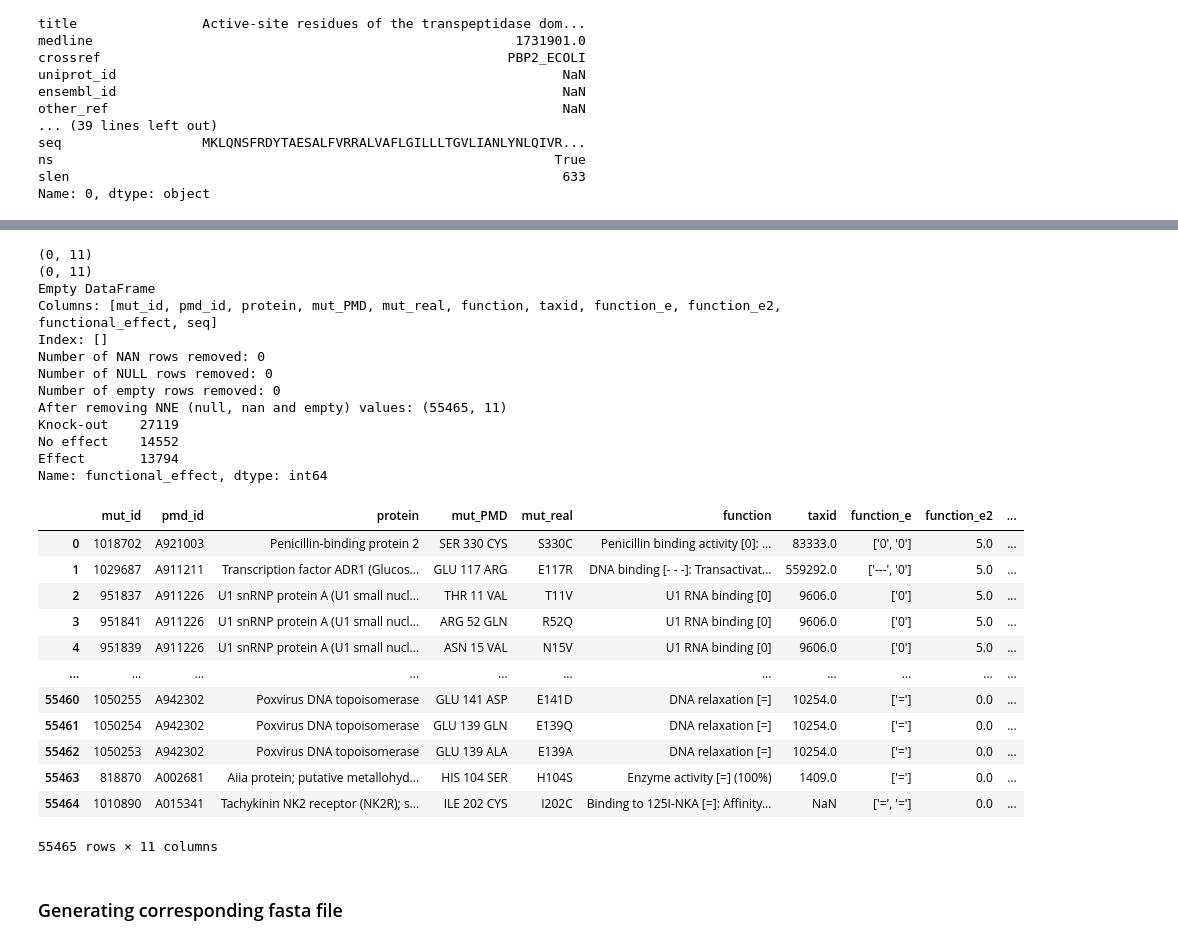
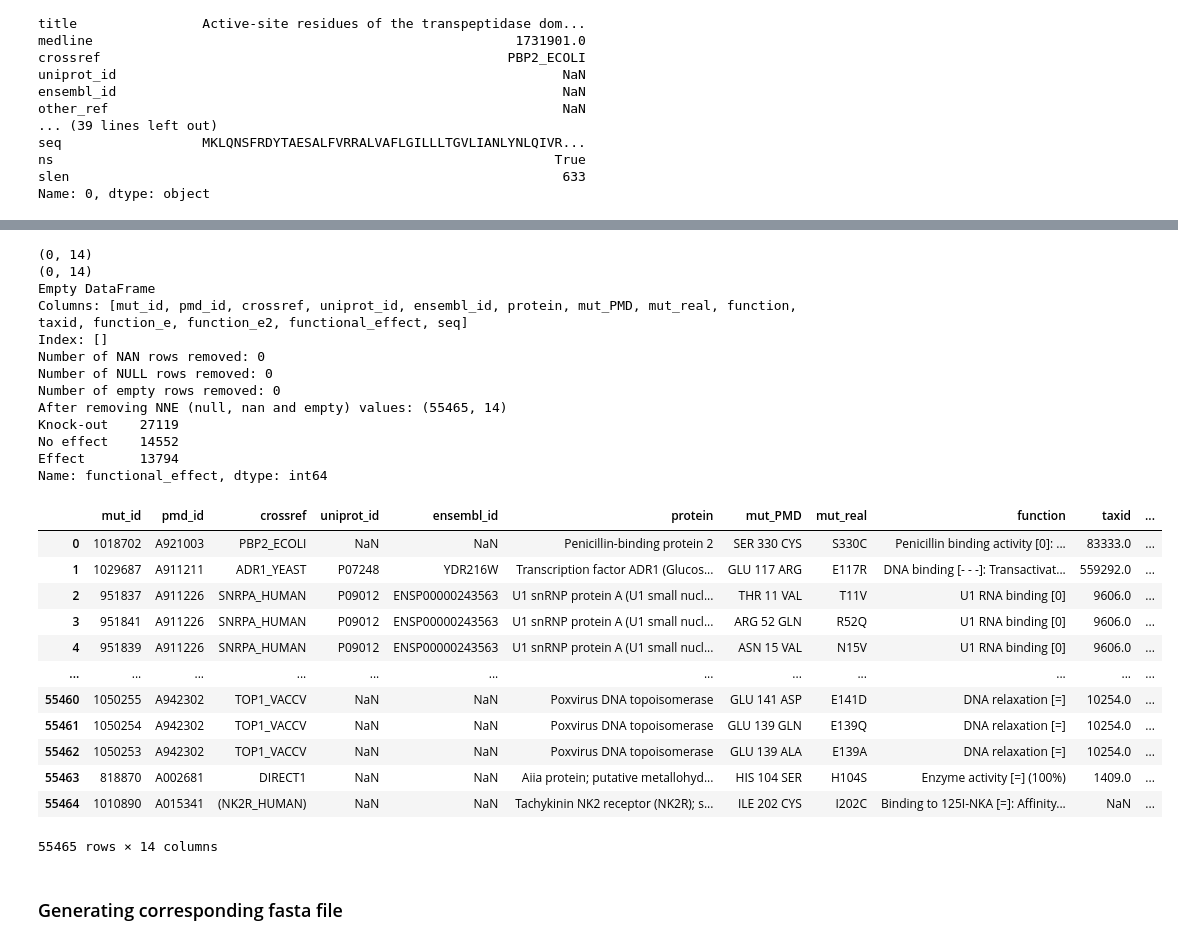
Before and after one commit to akabiraka/variant_effect_analysis, a Jupyter notebook: models/aa_common/SNVs_conversion_for_PMD.ipynb, the cells around one changed output, grey strips where cells are left out. Saved outputs shown, nothing was run; the diff lists cells and outputs as text; code cells hidden in the pictures.

```diff
--- a/models/aa_common/SNVs_conversion_for_PMD.ipynb
+++ b/models/aa_common/SNVs_conversion_for_PMD.ipynb
@@ -47,51 +80,58 @@ Name: 0, dtype: object
 # %%
-columns = ['mut_id', 'pmd_id', 'protein', 'mut_PMD', 'mut_real', 'function', 'taxid', 'function_e', 'function_e2', 'functional_effect', 'seq']
+def clean_uniprot_crossref(x:str):
+    # case: (POL_HV1B1)
+    start_i, end_i = 0, len(x)
+    if x.startswith("("): start_i = 1
+    if x.endswith(")"): end_i = -1
+    return x[start_i:end_i]
+
+columns = ['mut_id', 'pmd_id', 'crossref', 'uniprot_id', 'ensembl_id', 'protein', 'mut_PMD', 'mut_real', 'function', 'taxid', 'function_e', 'function_e2', 'functional_effect', 'seq']
 # function_e - ranks the effect from 0 to 5 (no effect to knock-out).
 #   0: no-effect, 1-4: effect, 5: knock-out (means no function at all)
 # functional_effect (categorical: no effect, effect, knock-out)
 pmd_selected_cols_df = pmd_df[columns]
 
 #  mut_id, pmd_id are very clean column, no nan, null, or empty string found
 a_col_name = "mut_PMD" # mut_id, pmd_id,
 print(pmd_selected_cols_df[pd.isna(pmd_df[a_col_name])].shape)
 print(pmd_selected_cols_df[pd.isnull(pmd_df[a_col_name])].shape)
 print(pmd_selected_cols_df[pmd_selected_cols_df[a_col_name] == ""])
 
 
 pmd_removed_NNE_df = filter_remove_null_nan_empty_entries(pmd_selected_cols_df, a_col_name="mut_PMD") # NNE: null, nan, empty
 print(f"After removing NNE (null, nan and empty) values: {pmd_removed_NNE_df.shape}") # (55465, 11)
 # pmd_removed_NNE_and_knockout_df = pmd_removed_NNE_df[pmd_removed_NNE_df["functional_effect"] != 'Knock-out']
 # print(f"After removing 'Knock-out' mutations: {pmd_removed_NNE_and_knockout_df.shape}") # (16244, 11)
 
-print(pmd_removed_NNE_df["functional_effect"].value_counts()) # No effect: 8680, Effect: 7564
+print(pmd_removed_NNE_df["functional_effect"].value_counts()) # No effect: 14552, Effect: 13794
 pmd_removed_NNE_df
 # %% [output]
-(0, 11)
-(0, 11)
+(0, 14)
+(0, 14)
 Empty DataFrame
-Columns: [mut_id, pmd_id, protein, mut_PMD, mut_real, function, taxid, function_e, function_e2, functional_effect, seq]
+Columns: [mut_id, pmd_id, crossref, uniprot_id, ensembl_id, protein, mut_PMD, mut_real, function, taxid, function_e, function_e2, functional_effect, seq]
 Index: []
 Number of NAN rows removed: 0
 Number of NULL rows removed: 0
 Number of empty rows removed: 0
-After removing NNE (null, nan and empty) values: (55465, 11)
+After removing NNE (null, nan and empty) values: (55465, 14)
 Knock-out    27119
 No effect    14552
 Effect       13794
 Name: functional_effect, dtype: int64
-|  | mut_id | pmd_id | protein | mut_PMD | mut_real | function | taxid | function_e | function_e2 | ... |
-| 0 | 1018702 | A921003 | Penicillin-binding protein 2 | SER 330 CYS | S330C | Penicillin binding activity [0]: ... | 83333.0 | ['0', '0'] | 5.0 | ... |
-| 1 | 1029687 | A911211 | Transcription factor ADR1 (Glucos... | GLU 117 ARG | E117R | DNA binding [- - -]: Transactivat... | 559292.0 | ['---', '0'] | 5.0 | ... |
-| 2 | 951837 | A911226 | U1 snRNP protein A (U1 small nucl... | THR 11 VAL | T11V | U1 RNA binding [0] | 9606.0 | ['0'] | 5.0 | ... |
-| 3 | 951841 | A911226 | U1 snRNP protein A (U1 small nucl... | ARG 52 GLN | R52Q | U1 RNA binding [0] | 9606.0 | ['0'] | 5.0 | ... |
-| 4 | 951839 | A911226 | U1 snRNP protein A (U1 small nucl... | ASN 15 VAL | N15V | U1 RNA binding [0] | 9606.0 | ['0'] | 5.0 | ... |
-| ... | ... | ... | ... | ... | ... | ... | ... | ... | ... | ... |
-| 55460 | 1050255 | A942302 | Poxvirus DNA topoisomerase | GLU 141 ASP | E141D | DNA relaxation [=] | 10254.0 | ['='] | 0.0 | ... |
-| 55461 | 1050254 | A942302 | Poxvirus DNA topoisomerase | GLU 139 GLN | E139Q | DNA relaxation [=] | 10254.0 | ['='] | 0.0 | ... |
-| 55462 | 1050253 | A942302 | Poxvirus DNA topoisomerase | GLU 139 ALA | E139A | DNA relaxation [=] | 10254.0 | ['='] | 0.0 | ... |
-| 55463 | 818870 | A002681 | Aiia protein; putative metallohyd... | HIS 104 SER | H104S | Enzyme activity [=] (100%) | 1409.0 | ['='] | 0.0 | ... |
-| 55464 | 1010890 | A015341 | Tachykinin NK2 receptor (NK2R); s... | ILE 202 CYS | I202C | Binding to 125I-NKA [=]: Affinity... | NaN | ['=', '='] | 0.0 | ... |
+|  | mut_id | pmd_id | crossref | uniprot_id | ensembl_id | protein | mut_PMD | mut_real | function | taxid | ... |
+| 0 | 1018702 | A921003 | PBP2_ECOLI | NaN | NaN | Penicillin-binding protein 2 | SER 330 CYS | S330C | Penicillin binding activity [0]: ... | 83333.0 | ... |
+| 1 | 1029687 | A911211 | ADR1_YEAST | P07248 | YDR216W | Transcription factor ADR1 (Glucos... | GLU 117 ARG | E117R | DNA binding [- - -]: Transactivat... | 559292.0 | ... |
+| 2 | 951837 | A911226 | SNRPA_HUMAN | P09012 | ENSP00000243563 | U1 snRNP protein A (U1 small nucl... | THR 11 VAL | T11V | U1 RNA binding [0] | 9606.0 | ... |
+| 3 | 951841 | A911226 | SNRPA_HUMAN | P09012 | ENSP00000243563 | U1 snRNP protein A (U1 small nucl... | ARG 52 GLN | R52Q | U1 RNA binding [0] | 9606.0 | ... |
+| 4 | 951839 | A911226 | SNRPA_HUMAN | P09012 | ENSP00000243563 | U1 snRNP protein A (U1 small nucl... | ASN 15 VAL | N15V | U1 RNA binding [0] | 9606.0 | ... |
+| ... | ... | ... | ... | ... | ... | ... | ... | ... | ... | ... | ... |
+| 55460 | 1050255 | A942302 | TOP1_VACCV | NaN | NaN | Poxvirus DNA topoisomerase | GLU 141 ASP | E141D | DNA relaxation [=] | 10254.0 | ... |
+| 55461 | 1050254 | A942302 | TOP1_VACCV | NaN | NaN | Poxvirus DNA topoisomerase | GLU 139 GLN | E139Q | DNA relaxation [=] | 10254.0 | ... |
+| 55462 | 1050253 | A942302 | TOP1_VACCV | NaN | NaN | Poxvirus DNA topoisomerase | GLU 139 ALA | E139A | DNA relaxation [=] | 10254.0 | ... |
+| 55463 | 818870 | A002681 | DIRECT1 | NaN | NaN | Aiia protein; putative metallohyd... | HIS 104 SER | H104S | Enzyme activity [=] (100%) | 1409.0 | ... |
+| 55464 | 1010890 | A015341 | (NK2R_HUMAN) | NaN | NaN | Tachykinin NK2 receptor (NK2R); s... | ILE 202 CYS | I202C | Binding to 125I-NKA [=]: Affinity... | NaN | ... |
-55465 rows × 11 columns
+55465 rows × 14 columns
 # %% [markdown]
 ### Generating corresponding fasta file
 # %%
```
Also changed, not shown: parts of 1 cell of this notebook, 12 other files.
